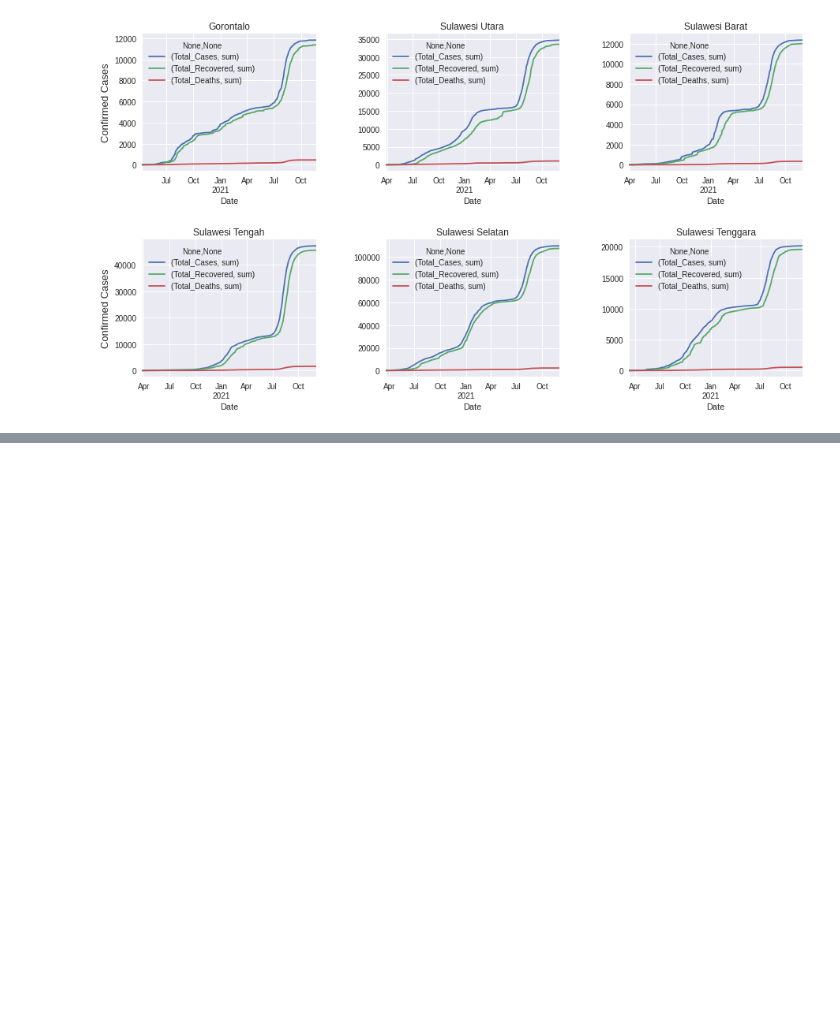
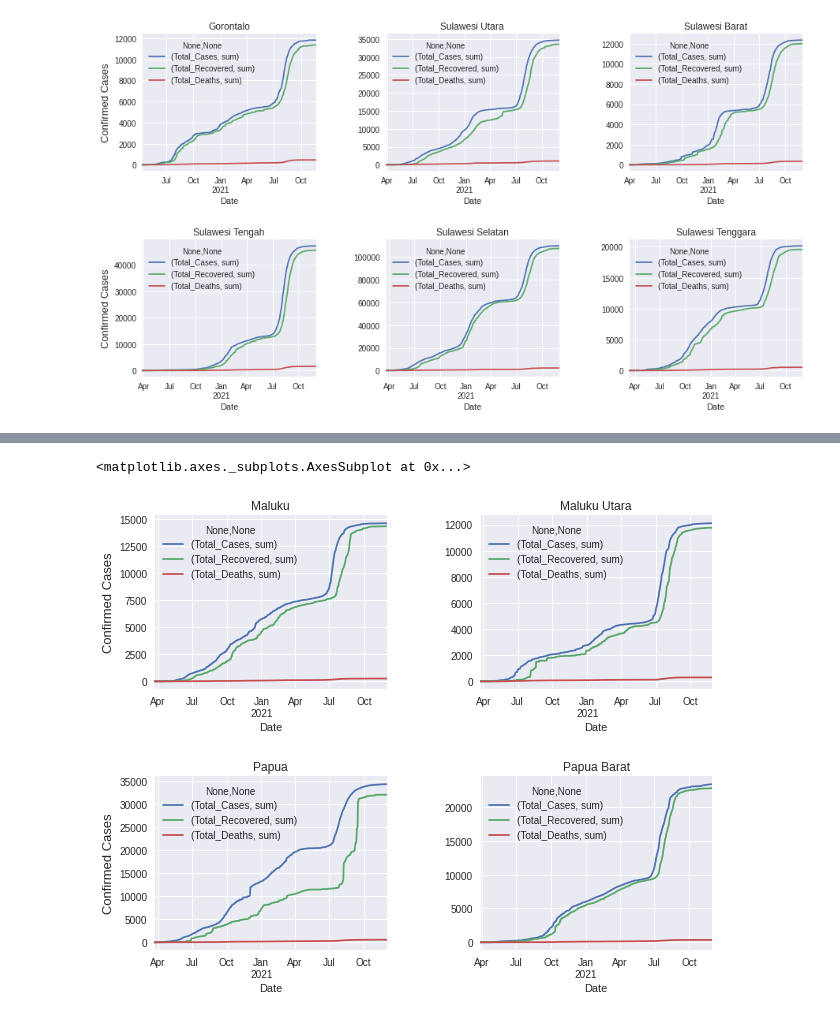
Before and after one commit to azizpambayun/project, a Jupyter notebook: covid_19_analysis_and_visualization_in_Indonesia.ipynb, the cells around one changed output, grey strips where cells are left out. Cells and saved outputs as stored; diff of their text form; code cells hidden in the pictures; blank space fills up the shorter version.

```diff
--- a/covid_19_analysis_and_visualization_in_Indonesia.ipynb
+++ b/covid_19_analysis_and_visualization_in_Indonesia.ipynb
@@ -463,35 +461,43 @@ ntt.plot(ax=plt.gca(), title='Nusa Tenggara Timur')
 # %%
 cc_maluku = covid[covid['Location_ISO_Code']=='ID-MA'].groupby(['Date']).agg({'Total_Cases':['sum']})
+rec_maluku = covid[covid['Location_ISO_Code']=='ID-MA'].groupby(['Date']).agg({'Total_Recovered':['sum']})
 fatalities_maluku = covid[covid['Location_ISO_Code']=='ID-MA'].groupby(['Date']).agg({'Total_Deaths':['sum']})
-maluku = cc_maluku.join(fatalities_maluku)
+maluku = (cc_maluku.join(rec_maluku)).join(fatalities_maluku)
 
 cc_malut = covid[covid['Location_ISO_Code']=='ID-MU'].groupby(['Date']).agg({'Total_Cases':['sum']})
+rec_malut = covid[covid['Location_ISO_Code']=='ID-MU'].groupby(['Date']).agg({'Total_Recovered':['sum']})
 fatalities_malut = covid[covid['Location_ISO_Code']=='ID-MU'].groupby(['Date']).agg({'Total_Deaths':['sum']})
-malut = cc_malut.join(fatalities_malut)
+malut = (cc_malut.join(rec_malut)).join(fatalities_malut)
 
 cc_papua = covid[covid['Location_ISO_Code']=='ID-PA'].groupby(['Date']).agg({'Total_Cases':['sum']})
+rec_papua = covid[covid['Location_ISO_Code']=='ID-PA'].groupby(['Date']).agg({'Total_Recovered':['sum']})
 fatalities_papua = covid[covid['Location_ISO_Code']=='ID-PA'].groupby(['Date']).agg({'Total_Deaths':['sum']})
-papua = cc_papua.join(fatalities_papua)
+papua = (cc_papua.join(rec_papua)).join(fatalities_papua)
 
 cc_pbarat = covid[covid['Location_ISO_Code']=='ID-PB'].groupby(['Date']).agg({'Total_Cases':['sum']})
+rec_pbarat = covid[covid['Location_ISO_Code']=='ID-PB'].groupby(['Date']).agg({'Total_Recovered':['sum']})
 fatalities_pbarat = covid[covid['Location_ISO_Code']=='ID-PB'].groupby(['Date']).agg({'Total_Deaths':['sum']})
-pbarat = cc_pbarat.join(fatalities_pbarat)
+pbarat = (cc_pbarat.join(rec_pbarat)).join(fatalities_pbarat)
 
 plt.figure(figsize=(10,8))
+plt.style.use('seaborn')
 plt.subplot(2,2,1)
 plt.subplots_adjust(hspace=0.5, wspace=0.4)
 maluku.plot(ax=plt.gca(), title='Maluku')
 plt.ylabel('Confirmed Cases', size=13)
 
 plt.subplot(2,2,2)
 malut.plot(ax=plt.gca(), title='Maluku Utara')
 
 plt.subplot(2,2,3)
 papua.plot(ax=plt.gca(), title='Papua')
 plt.ylabel('Confirmed Cases', size=13)
 
 plt.subplot(2,2,4)
 pbarat.plot(ax=plt.gca(), title='Papua Barat')
+# %% [output]
+<matplotlib.axes._subplots.AxesSubplot at 0x...>
+[figure, added]
 # %%
 !pip install geopandas
 !pip install pandas_profiling
```
Also changed, not shown: parts of 12 cells of this notebook.
